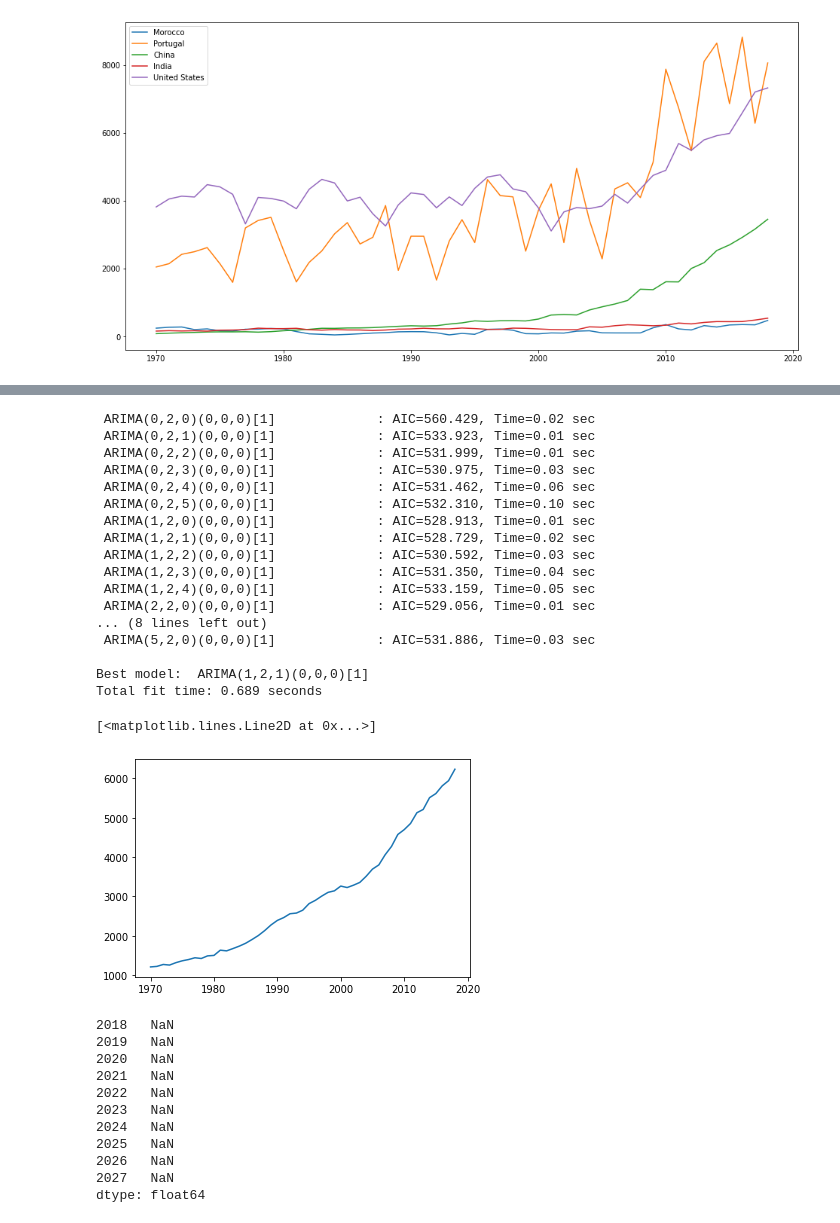
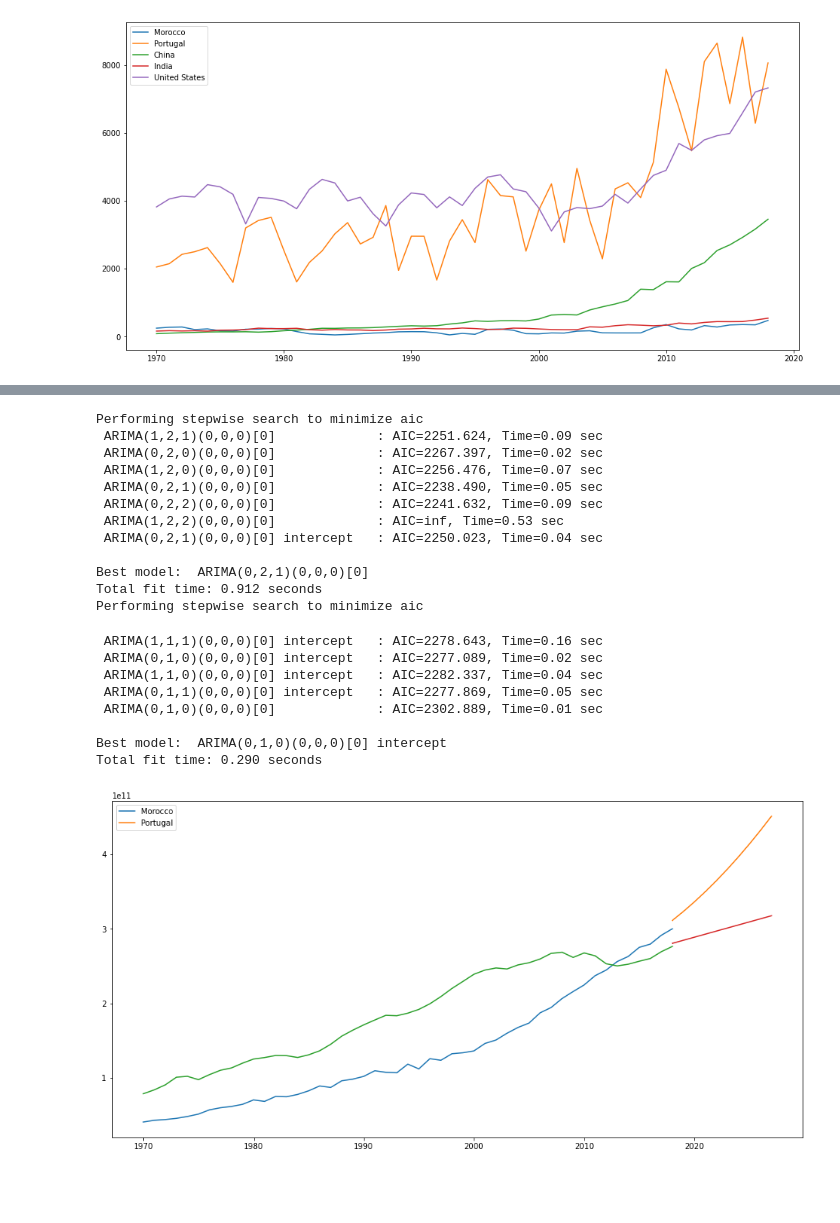
Before and after one commit to simibi28/itp_gp_2022, a Jupyter notebook: itp_groupproject.ipynb, the cells around one changed output, grey strips where cells are left out. Cells and saved outputs as stored; diff of their text form; code cells hidden in the pictures; blank space fills up the shorter version.

Commit message:
Added Arima to the class

```diff
--- a/itp_groupproject.ipynb
+++ b/itp_groupproject.ipynb
@@ -91,58 +156,27 @@ Covariance Type:            nonrobust
 Notes:
 [1] R² is computed without centering (uncentered) since the model does not contain a constant.
 [2] Standard Errors assume that the covariance matrix of the errors is correctly specified.
-# %%
-best_consumption = auto_arima(analysis.data[analysis.data["country"]=="India"].fossil_energy_per_capita,
-                                      start_p=1,
-                                      start_q=1,
-                                      max_p=15,
-                                      max_q=15,
-                                      m=1,
-                                      trace=True,
-                                      error_action='ignore',
-                                      suppress_warnings=True,
-                                      stepwise=False
-                                      )
-# %% [output]
- ARIMA(0,2,0)(0,0,0)[1]             : AIC=560.429, Time=0.02 sec
- ARIMA(0,2,1)(0,0,0)[1]             : AIC=533.923, Time=0.01 sec
- ARIMA(0,2,2)(0,0,0)[1]             : AIC=531.999, Time=0.01 sec
- ARIMA(0,2,3)(0,0,0)[1]             : AIC=530.975, Time=0.03 sec
- ARIMA(0,2,4)(0,0,0)[1]             : AIC=531.462, Time=0.06 sec
- ARIMA(0,2,5)(0,0,0)[1]             : AIC=532.310, Time=0.10 sec
- ARIMA(1,2,0)(0,0,0)[1]             : AIC=528.913, Time=0.01 sec
- ARIMA(1,2,1)(0,0,0)[1]             : AIC=528.729, Time=0.02 sec
- ARIMA(1,2,2)(0,0,0)[1]             : AIC=530.592, Time=0.03 sec
- ARIMA(1,2,3)(0,0,0)[1]             : AIC=531.350, Time=0.04 sec
- ARIMA(1,2,4)(0,0,0)[1]             : AIC=533.159, Time=0.05 sec
- ARIMA(2,2,0)(0,0,0)[1]             : AIC=529.056, Time=0.01 sec
-... (8 lines left out)
- ARIMA(5,2,0)(0,0,0)[1]             : AIC=531.886, Time=0.03 sec
-
-Best model:  ARIMA(1,2,1)(0,0,0)[1]
-Total fit time: 0.689 seconds
-# %%
-import pmdarima
-o = best_consumption.order
-model_c = pmdarima.arima.ARIMA(order=o)
-pred = model_c.fit_predict(y=analysis.data[analysis.data["country"]=="India"].fossil_energy_per_capita,x=analysis.data[analysis.data["country"]=="India"].index)
-
-plt.plot(analysis.data[analysis.data["country"]=="India"].fossil_energy_per_capita)
-plt.plot(pd.Series(pred, index=[t for t in range(2018,2028)]))
-# %% [output]
-[<matplotlib.lines.Line2D at 0x...>]
-[figure, removed]
-# %%
-pd.Series(pred, index=[t for t in range(2018,2028)])
-# %% [output]
-2018   NaN
-2019   NaN
-2020   NaN
-2021   NaN
-2022   NaN
-2023   NaN
-2024   NaN
-2025   NaN
-2026   NaN
-2027   NaN
-dtype: float64
+# %%
+analysis.arima_forecast(countries=["Morocco","Portugal"], type="gdp")
+# %% [output]
+Performing stepwise search to minimize aic
+ ARIMA(1,2,1)(0,0,0)[0]             : AIC=2251.624, Time=0.09 sec
+ ARIMA(0,2,0)(0,0,0)[0]             : AIC=2267.397, Time=0.02 sec
+ ARIMA(1,2,0)(0,0,0)[0]             : AIC=2256.476, Time=0.07 sec
+ ARIMA(0,2,1)(0,0,0)[0]             : AIC=2238.490, Time=0.05 sec
+ ARIMA(0,2,2)(0,0,0)[0]             : AIC=2241.632, Time=0.09 sec
+ ARIMA(1,2,2)(0,0,0)[0]             : AIC=inf, Time=0.53 sec
+ ARIMA(0,2,1)(0,0,0)[0] intercept   : AIC=2250.023, Time=0.04 sec
+
+Best model:  ARIMA(0,2,1)(0,0,0)[0]
+Total fit time: 0.912 seconds
+Performing stepwise search to minimize aic
+ ARIMA(1,1,1)(0,0,0)[0] intercept   : AIC=2278.643, Time=0.16 sec
+ ARIMA(0,1,0)(0,0,0)[0] intercept   : AIC=2277.089, Time=0.02 sec
+ ARIMA(1,1,0)(0,0,0)[0] intercept   : AIC=2282.337, Time=0.04 sec
+ ARIMA(0,1,1)(0,0,0)[0] intercept   : AIC=2277.869, Time=0.05 sec
+ ARIMA(0,1,0)(0,0,0)[0]             : AIC=2302.889, Time=0.01 sec
+
+Best model:  ARIMA(0,1,0)(0,0,0)[0] intercept
+Total fit time: 0.290 seconds
+[figure, added]
```
Also changed, not shown: parts of 3 cells of this notebook.
